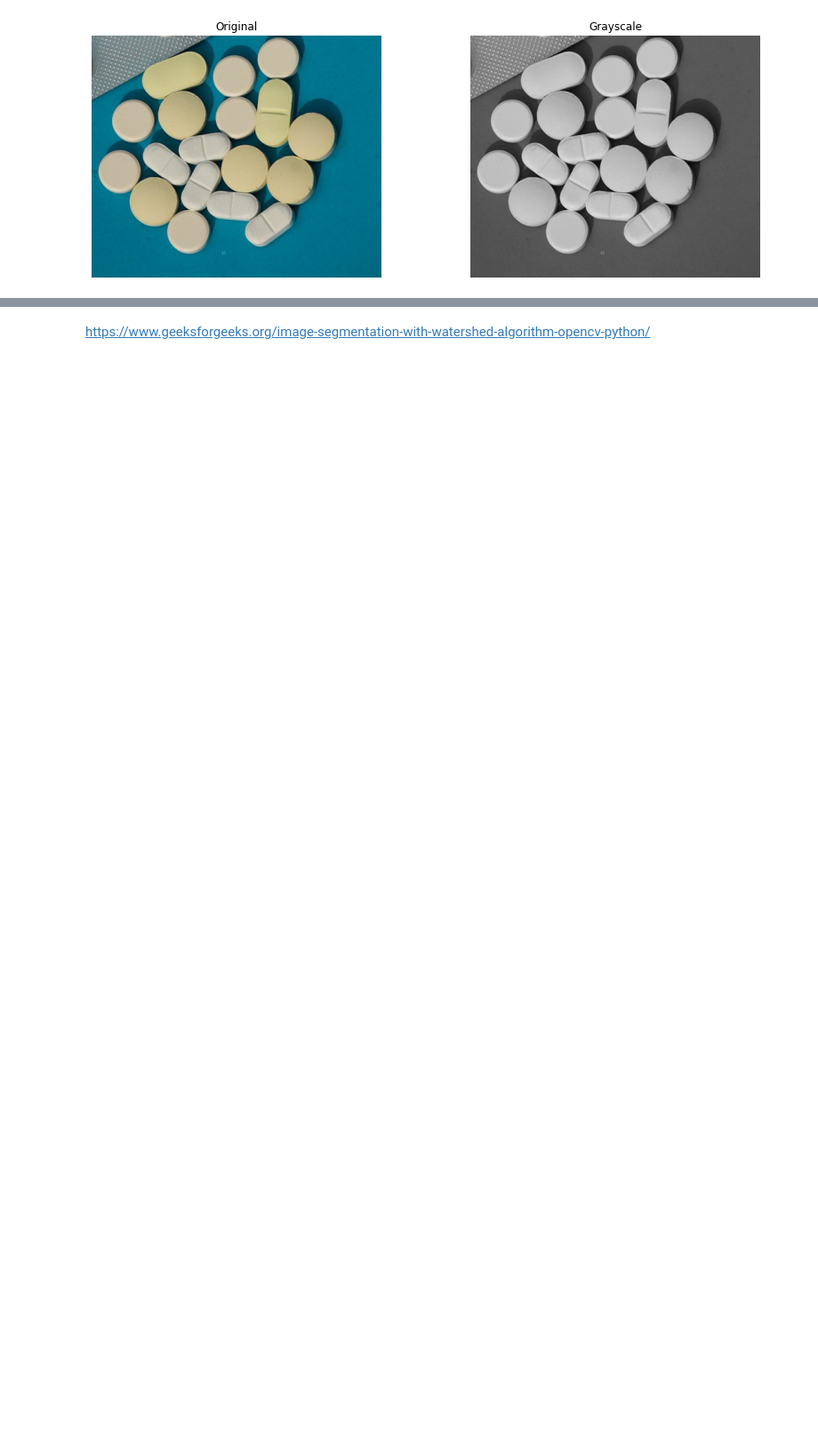
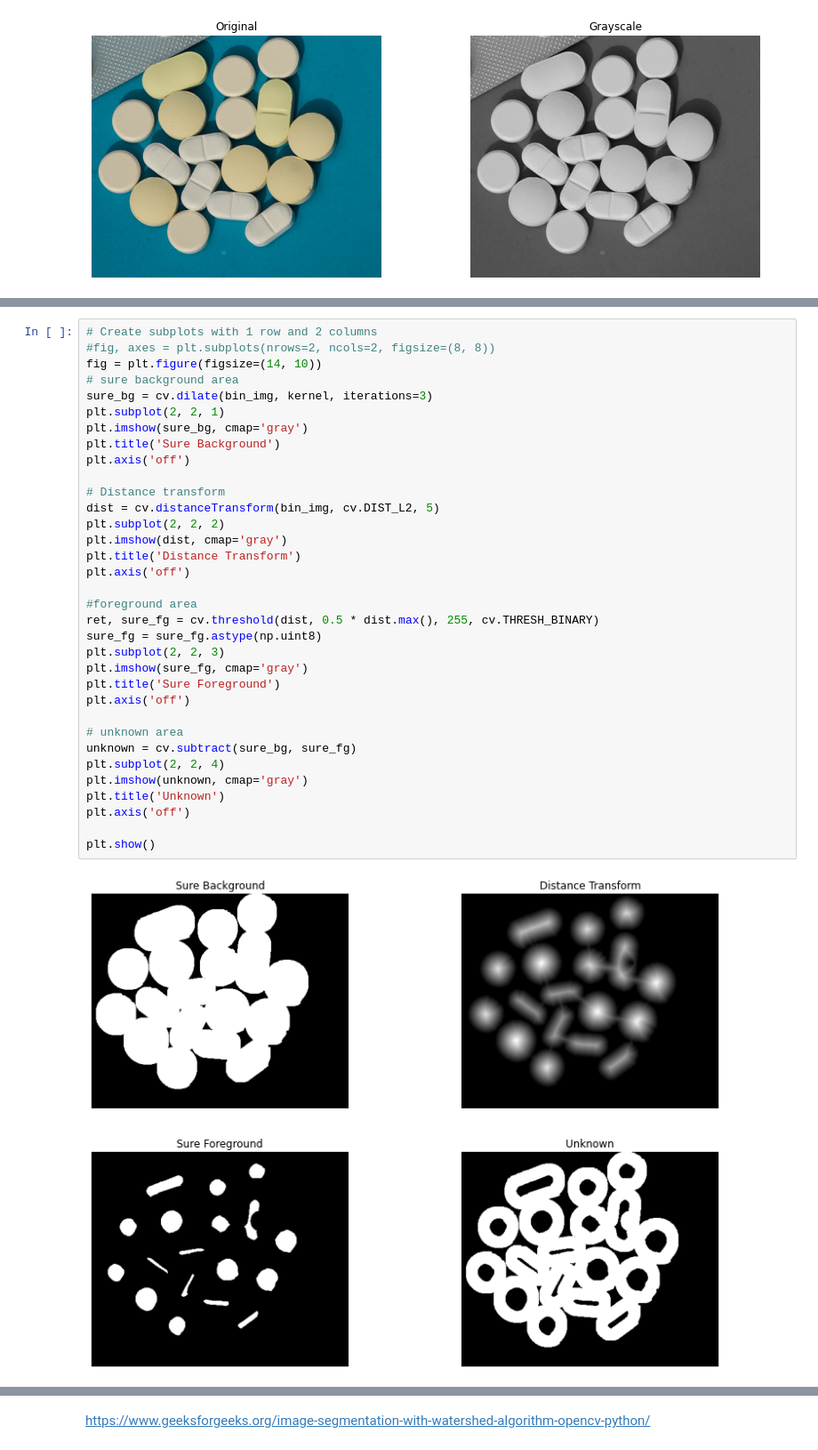
Before and after one commit to ivnlee/tec-mna-cv, a Jupyter notebook: final/watershed_segmentation.ipynb, the cells around one changed output, grey strips where cells are left out. Shown at 89% size. Cells and saved outputs as stored; diff of their text form; blank space fills up the shorter version.

```diff
--- a/final/watershed_segmentation.ipynb
+++ b/final/watershed_segmentation.ipynb
@@ -45,0 +48,36 @@ plt.imshow(bin_img, cmap='gray')
+# %%
+# Create subplots with 1 row and 2 columns
+#fig, axes = plt.subplots(nrows=2, ncols=2, figsize=(8, 8))
+fig = plt.figure(figsize=(14, 10))
+# sure background area
+sure_bg = cv.dilate(bin_img, kernel, iterations=3)
+plt.subplot(2, 2, 1)
+plt.imshow(sure_bg, cmap='gray')
+plt.title('Sure Background')
+plt.axis('off')
+
+# Distance transform
+dist = cv.distanceTransform(bin_img, cv.DIST_L2, 5)
+plt.subplot(2, 2, 2)
+plt.imshow(dist, cmap='gray')
+plt.title('Distance Transform')
+plt.axis('off')
+
+#foreground area
+ret, sure_fg = cv.threshold(dist, 0.5 * dist.max(), 255, cv.THRESH_BINARY)
+sure_fg = sure_fg.astype(np.uint8)
+plt.subplot(2, 2, 3)
+plt.imshow(sure_fg, cmap='gray')
+plt.title('Sure Foreground')
+plt.axis('off')
+
+# unknown area
+unknown = cv.subtract(sure_bg, sure_fg)
+plt.subplot(2, 2, 4)
+plt.imshow(unknown, cmap='gray')
+plt.title('Unknown')
+plt.axis('off')
+
+plt.show()
+# %% [output]
+[figure, added]
```
Also changed, not shown: parts of 5 cells of this notebook.
